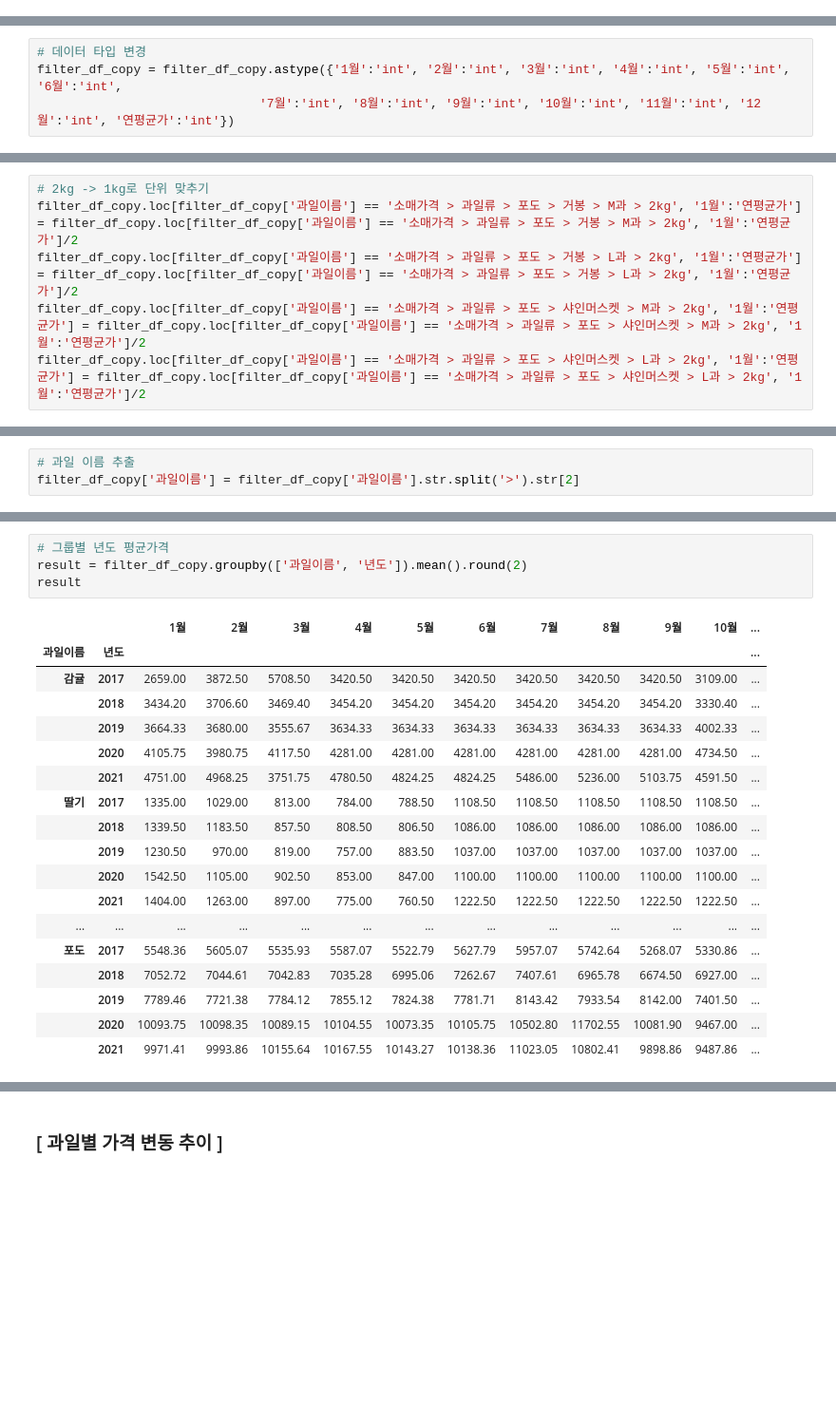
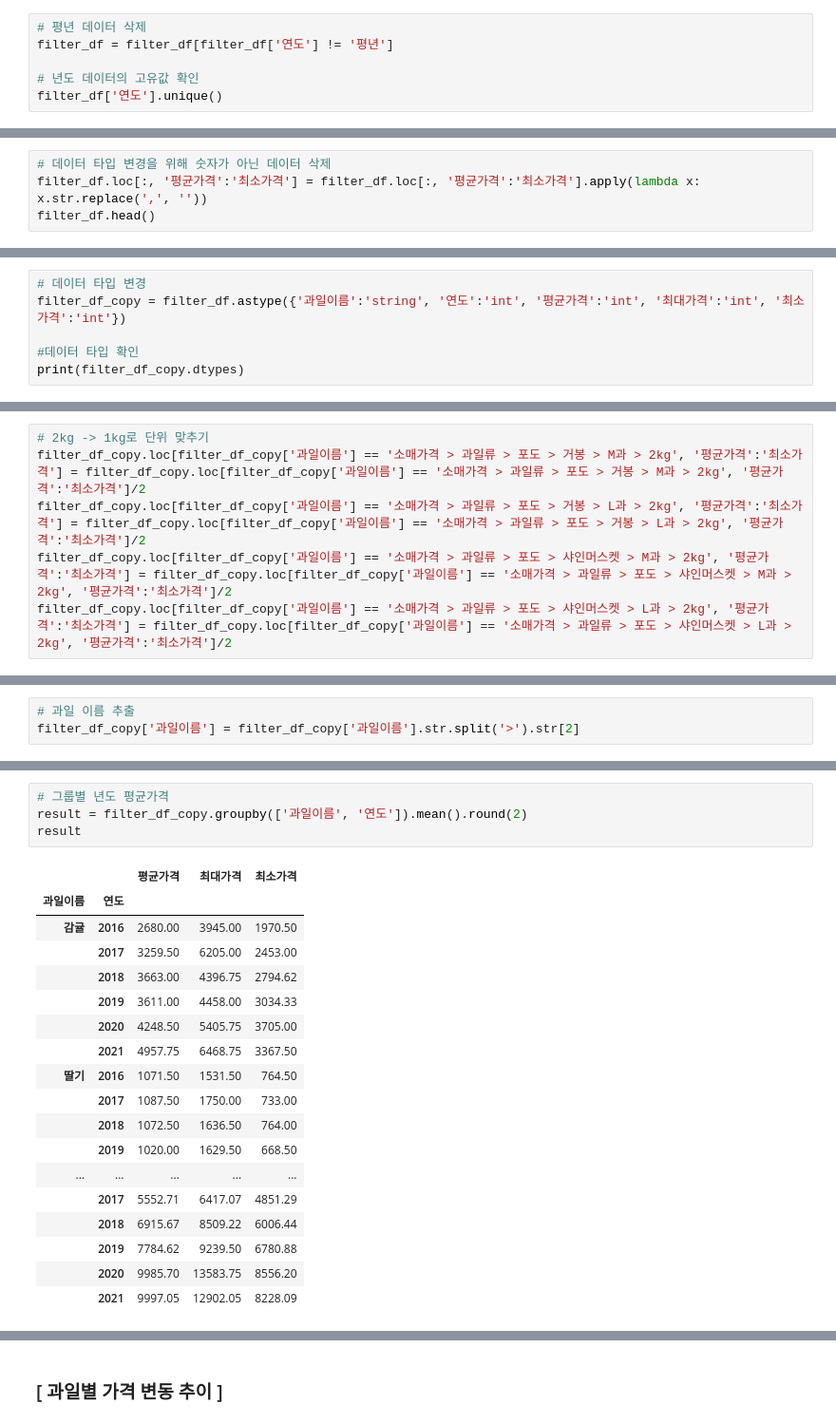
Before and after one commit to jdawoony/big-data-analytics, a Jupyter notebook: 데이터분석 (국내 과일 시장과 소비 분석).ipynb, the cells around one changed output, grey strips where cells are left out. Shown at 95% size. Saved outputs shown, nothing was run; the diff lists cells and outputs as text; blank space fills up the shorter version.

```diff
--- a/데이터분석 (국내 과일 시장과 소비 분석).ipynb
+++ b/데이터분석 (국내 과일 시장과 소비 분석).ipynb
@@ -630,0 +498,6 @@ filter_df_copy
+# %%
+# 평년 데이터 삭제
+filter_df = filter_df[filter_df['연도'] != '평년']
+
+# 년도 데이터의 고유값 확인
+filter_df['연도'].unique()
@@ -630,0 +516,4 @@ filter_df_copy
+# %%
+# 데이터 타입 변경을 위해 숫자가 아닌 데이터 삭제
+filter_df.loc[:, '평균가격':'최소가격'] = filter_df.loc[:, '평균가격':'최소가격'].apply(lambda x: x.str.replace(',', ''))
+filter_df.head()
@@ -631,4 +527,6 @@ filter_df_copy
 # %%
 # 데이터 타입 변경
-filter_df_copy = filter_df_copy.astype({'1월':'int', '2월':'int', '3월':'int', '4월':'int', '5월':'int', '6월':'int',
-                              '7월':'int', '8월':'int', '9월':'int', '10월':'int', '11월':'int', '12월':'int', '연평균가':'int'})
+filter_df_copy = filter_df.astype({'과일이름':'string', '연도':'int', '평균가격':'int', '최대가격':'int', '최소가격':'int'})
+
+#데이터 타입 확인
+print(filter_df_copy.dtypes)
@@ -667,8 +582,8 @@ filter_df_copy.loc[filter_df['과일이름'] == '소매가격 > 과일류 > 포
 # %%
 # 2kg -> 1kg로 단위 맞추기
-filter_df_copy.loc[filter_df_copy['과일이름'] == '소매가격 > 과일류 > 포도 > 거봉 > M과 > 2kg', '1월':'연평균가'] = filter_df_copy.loc[filter_df_copy['과일이름'] == '소매가격 > 과일류 > 포도 > 거봉 > M과 > 2kg', '1월':'연평균가']/2
-filter_df_copy.loc[filter_df_copy['과일이름'] == '소매가격 > 과일류 > 포도 > 거봉 > L과 > 2kg', '1월':'연평균가'] = filter_df_copy.loc[filter_df_copy['과일이름'] == '소매가격 > 과일류 > 포도 > 거봉 > L과 > 2kg', '1월':'연평균가']/2
-filter_df_copy.loc[filter_df_copy['과일이름'] == '소매가격 > 과일류 > 포도 > 샤인머스켓 > M과 > 2kg', '1월':'연평균가'] = filter_df_copy.loc[filter_df_copy['과일이름'] == '소매가격 > 과일류 > 포도 > 샤인머스켓 > M과 > 2kg', '1월':'연평균가']/2
-filter_df_copy.loc[filter_df_copy['과일이름'] == '소매가격 > 과일류 > 포도 > 샤인머스켓 > L과 > 2kg', '1월':'연평균가'] = filter_df_copy.loc[filter_df_copy['과일이름'] == '소매가격 > 과일류 > 포도 > 샤인머스켓 > L과 > 2kg', '1월':'연평균가']/2
+filter_df_copy.loc[filter_df_copy['과일이름'] == '소매가격 > 과일류 > 포도 > 거봉 > M과 > 2kg', '평균가격':'최소가격'] = filter_df_copy.loc[filter_df_copy['과일이름'] == '소매가격 > 과일류 > 포도 > 거봉 > M과 > 2kg', '평균가격':'최소가격']/2
+filter_df_copy.loc[filter_df_copy['과일이름'] == '소매가격 > 과일류 > 포도 > 거봉 > L과 > 2kg', '평균가격':'최소가격'] = filter_df_copy.loc[filter_df_copy['과일이름'] == '소매가격 > 과일류 > 포도 > 거봉 > L과 > 2kg', '평균가격':'최소가격']/2
+filter_df_copy.loc[filter_df_copy['과일이름'] == '소매가격 > 과일류 > 포도 > 샤인머스켓 > M과 > 2kg', '평균가격':'최소가격'] = filter_df_copy.loc[filter_df_copy['과일이름'] == '소매가격 > 과일류 > 포도 > 샤인머스켓 > M과 > 2kg', '평균가격':'최소가격']/2
+filter_df_copy.loc[filter_df_copy['과일이름'] == '소매가격 > 과일류 > 포도 > 샤인머스켓 > L과 > 2kg', '평균가격':'최소가격'] = filter_df_copy.loc[filter_df_copy['과일이름'] == '소매가격 > 과일류 > 포도 > 샤인머스켓 > L과 > 2kg', '평균가격':'최소가격']/2
 # %%
 # 단위 확인
@@ -707,24 +623,24 @@ array(['2017', '2018', '2019', '2020', '2021'], dtype=object)
 # %%
 # 그룹별 년도 평균가격
-result = filter_df_copy.groupby(['과일이름', '년도']).mean().round(2)
+result = filter_df_copy.groupby(['과일이름', '연도']).mean().round(2)
 result
 # %% [output]
-|  |  | 1월 | 2월 | 3월 | 4월 | 5월 | 6월 | 7월 | 8월 | 9월 | 10월 | ... |
-| 과일이름 | 년도 |  |  |  |  |  |  |  |  |  |  | ... |
-| 감귤 | 2017 | 2659.00 | 3872.50 | 5708.50 | 3420.50 | 3420.50 | 3420.50 | 3420.50 | 3420.50 | 3420.50 | 3109.00 | ... |
-|  | 2018 | 3434.20 | 3706.60 | 3469.40 | 3454.20 | 3454.20 | 3454.20 | 3454.20 | 3454.20 | 3454.20 | 3330.40 | ... |
-|  | 2019 | 3664.33 | 3680.00 | 3555.67 | 3634.33 | 3634.33 | 3634.33 | 3634.33 | 3634.33 | 3634.33 | 4002.33 | ... |
-|  | 2020 | 4105.75 | 3980.75 | 4117.50 | 4281.00 | 4281.00 | 4281.00 | 4281.00 | 4281.00 | 4281.00 | 4734.50 | ... |
-|  | 2021 | 4751.00 | 4968.25 | 3751.75 | 4780.50 | 4824.25 | 4824.25 | 5486.00 | 5236.00 | 5103.75 | 4591.50 | ... |
-| 딸기 | 2017 | 1335.00 | 1029.00 | 813.00 | 784.00 | 788.50 | 1108.50 | 1108.50 | 1108.50 | 1108.50 | 1108.50 | ... |
-|  | 2018 | 1339.50 | 1183.50 | 857.50 | 808.50 | 806.50 | 1086.00 | 1086.00 | 1086.00 | 1086.00 | 1086.00 | ... |
-|  | 2019 | 1230.50 | 970.00 | 819.00 | 757.00 | 883.50 | 1037.00 | 1037.00 | 1037.00 | 1037.00 | 1037.00 | ... |
-|  | 2020 | 1542.50 | 1105.00 | 902.50 | 853.00 | 847.00 | 1100.00 | 1100.00 | 1100.00 | 1100.00 | 1100.00 | ... |
-|  | 2021 | 1404.00 | 1263.00 | 897.00 | 775.00 | 760.50 | 1222.50 | 1222.50 | 1222.50 | 1222.50 | 1222.50 | ... |
-| ... | ... | ... | ... | ... | ... | ... | ... | ... | ... | ... | ... | ... |
-| 포도 | 2017 | 5548.36 | 5605.07 | 5535.93 | 5587.07 | 5522.79 | 5627.79 | 5957.07 | 5742.64 | 5268.07 | 5330.86 | ... |
-|  | 2018 | 7052.72 | 7044.61 | 7042.83 | 7035.28 | 6995.06 | 7262.67 | 7407.61 | 6965.78 | 6674.50 | 6927.00 | ... |
-|  | 2019 | 7789.46 | 7721.38 | 7784.12 | 7855.12 | 7824.38 | 7781.71 | 8143.42 | 7933.54 | 8142.00 | 7401.50 | ... |
-|  | 2020 | 10093.75 | 10098.35 | 10089.15 | 10104.55 | 10073.35 | 10105.75 | 10502.80 | 11702.55 | 10081.90 | 9467.00 | ... |
-|  | 2021 | 9971.41 | 9993.86 | 10155.64 | 10167.55 | 10143.27 | 10138.36 | 11023.05 | 10802.41 | 9898.86 | 9487.86 | ... |
+|  |  | 평균가격 | 최대가격 | 최소가격 |
+| 과일이름 | 연도 |  |  |  |
+| 감귤 | 2016 | 2680.00 | 3945.00 | 1970.50 |
+|  | 2017 | 3259.50 | 6205.00 | 2453.00 |
+|  | 2018 | 3663.00 | 4396.75 | 2794.62 |
+|  | 2019 | 3611.00 | 4458.00 | 3034.33 |
+|  | 2020 | 4248.50 | 5405.75 | 3705.00 |
+|  | 2021 | 4957.75 | 6468.75 | 3367.50 |
+| 딸기 | 2016 | 1071.50 | 1531.50 | 764.50 |
+|  | 2017 | 1087.50 | 1750.00 | 733.00 |
+|  | 2018 | 1072.50 | 1636.50 | 764.00 |
+|  | 2019 | 1020.00 | 1629.50 | 668.50 |
+| ... | ... | ... | ... | ... |
+|  | 2017 | 5552.71 | 6417.07 | 4851.29 |
+|  | 2018 | 6915.67 | 8509.22 | 6006.44 |
+|  | 2019 | 7784.62 | 9239.50 | 6780.88 |
+|  | 2020 | 9985.70 | 13583.75 | 8556.20 |
+|  | 2021 | 9997.05 | 12902.05 | 8228.09 |
 # %%
```
Also changed, not shown: parts of 123 cells of this notebook, 13 other files.
